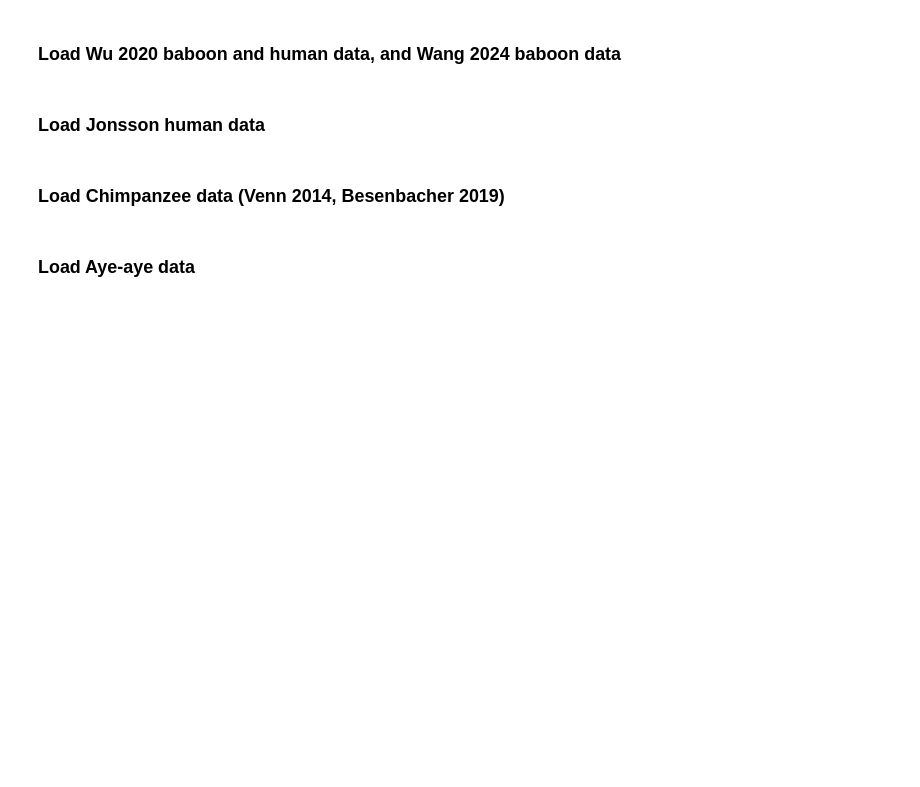
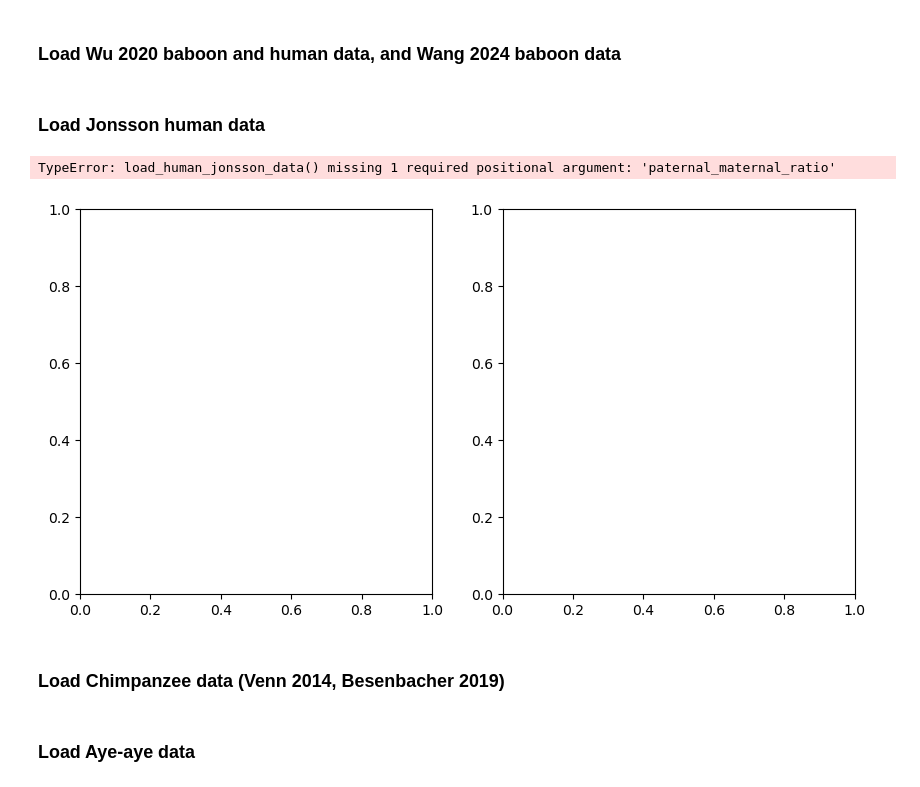
Before and after one commit to harrispopgen/clocklike-DBH, a Jupyter notebook: mutation_rate_regression_literature.ipynb, the cells around one changed output. Saved outputs shown, nothing was run; the diff lists cells and outputs as text; code cells hidden in the pictures; blank space fills up the shorter version.

```diff
--- a/mutation_rate_regression_literature.ipynb
+++ b/mutation_rate_regression_literature.ipynb
@@ -215,7 +217,7 @@ def load_baboon_wang_data(age_of_puberty, use_default_alpha, print_quality_check
 # %% [markdown]
 ### Load Jonsson human data
 # %%
-def load_human_jonsson_data(age_of_puberty, use_default_alpha, print_quality_check_results=False):
+def load_human_jonsson_data(age_of_puberty, use_default_alpha, paternal_maternal_ratio, print_quality_check_results=False):
     filename = "./data/mutation_rate_individual_species/Human_jonsson_2017.tsv"
     age_of_puberty_human = age_of_puberty["Human"]
     genome_size = 2682890000
@@ -238,13 +240,51 @@ def load_human_jonsson_data(age_of_puberty, use_default_alpha, print_quality_che
         print(f"average number of mutations per proband {np.mean(df['mutation_count'])}")
     df['mutation_count'] *= correction_factor
     df["callable_genome_size"] = genome_size * 2
-    alpha = [3,1] if use_default_alpha else paternal_maternal_ratio["Human"]
+    alpha = [3,1] if use_default_alpha else paternal_maternal_ratio
     df["corrected_age"], df["Z_p"], df["Z_m"], df["Z_c"] = compute_weighted_average_age_and_regression_covariates(
         df["paternal_age"].to_numpy(), df["maternal_age"].to_numpy(), df["callable_genome_size"].to_numpy(),
         age_of_puberty_human, paternal_maternal_ratio=alpha
         )
     df["species"] = "Human"
     return df[["species", "maternal_age", "paternal_age", "corrected_age", "callable_genome_size", "Z_p", "Z_m", "Z_c", "mutation_count"]]
+# %%
+def compute_r2_human_value():
+    fig, ax = plt.subplots(1,2, figsize=(10,5))
+    # for idx, use_default_alpha in enumerate([True, False]):
+    df = load_human_jonsson_data(age_of_puberty, use_default_alpha=False)
+    callable_genome_size = df["callable_genome_size"]
+    # for idx, use_default_alpha in enumerate([True, False]):
+
+    for paternal_contribution in [0, 0.5, 1, 2, 3, 3.66, 4, 5]:
+        ratio = [paternal_contribution, 1]
+        # print(np.max(df["paternal_age"]), np.max(df["maternal_age"]))
+        corrected_age = (ratio[0] * df["paternal_age"] + ratio[1] * df["maternal_age"]) / np.sum(ratio) - age_of_puberty["Aye_aye"]
+        X = np.array([[gs, age*gs] for (age, gs) in zip(corrected_age, callable_genome_size)])
+
+        # assert np.all(np.isclose(computed_age, df["corrected_age"]))
+
+        # print((3 * df["paternal_age"] + df["maternal_age"]) / 4)
+        # print((1 * df["paternal_age"] + 4 * df["maternal_age"]) / 5)
+        x, y = corrected_age, df["mutation_count"]
+        slope, intercept, r_value, p_value, std_err = scipy.stats.linregress(x, y)
+        print(f"paternal contribution: {paternal_contribution}, r square value: {r_value**2:.4f}") # slope: {slope}, intercept: {intercept},
+        # if paternal_contribution == 4:
+        #     ax[0].scatter(x, y)
+        #     ax[0].plot([0, 35], [intercept, intercept + slope * 35])
+        #     ax[0].set_title(f"paternal contribution: {paternal_contribution}")
+        # elif paternal_contribution == 3:
+        #     ax[1].scatter(x, y)
+        #     ax[1].plot([0, 35], [intercept, intercept + slope * 35])
+        #     ax[1].set_title(f"paternal contribution: {paternal_contribution}")
+
+
+        # ax[idx].scatter(x, y)
+        # ax[idx].plot([0, 35], [intercept, intercept + slope * 35])
+        # ax[idx].set_title(f"use default alpha: {use_default_alpha}")
+compute_r2_human_value()
+# %% [output]
+TypeError: load_human_jonsson_data() missing 1 required positional argument: 'paternal_maternal_ratio'
+[figure, added]
 # %% [markdown]
 ### Load Chimpanzee data (Venn 2014, Besenbacher 2019)
 # %%
```
Also changed, not shown: parts of 15 cells of this notebook.
